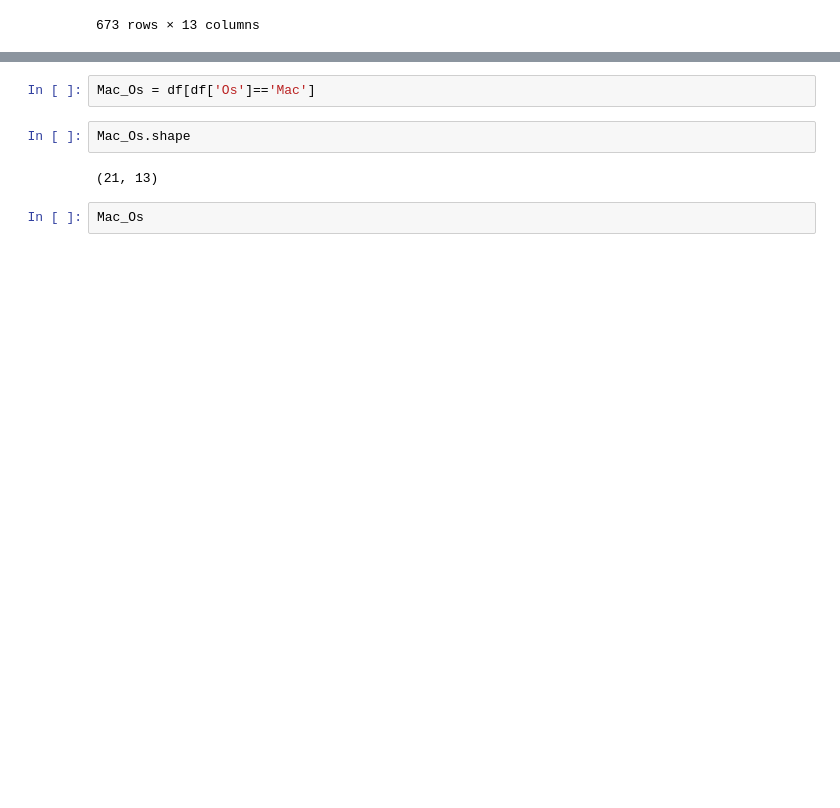
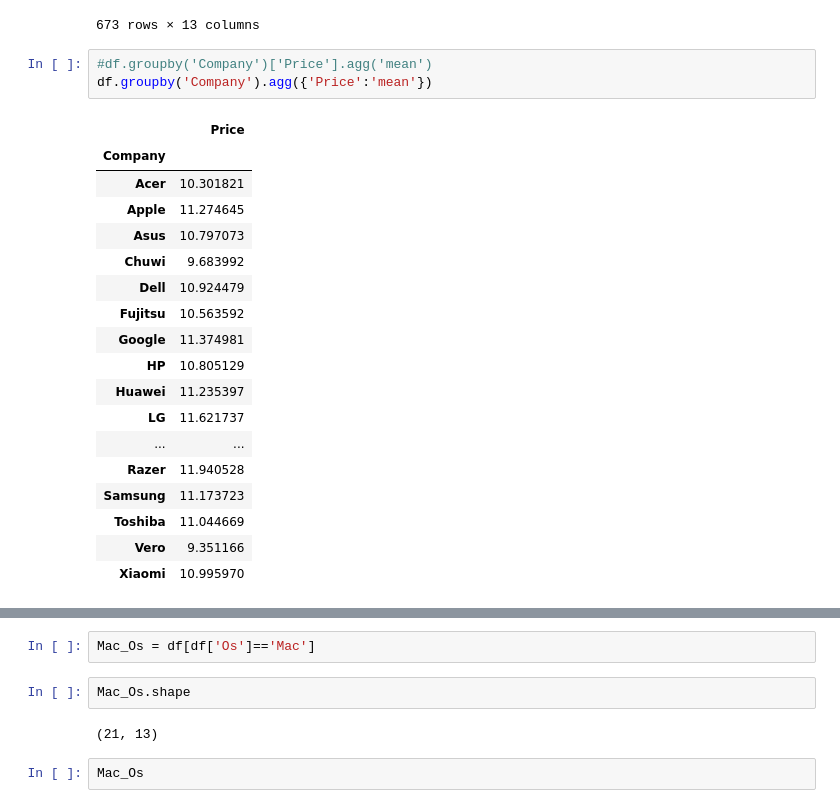
Before and after one commit to sha2992/Laptop-Price-Data, a Jupyter notebook: laptop-price-data-analysis-prediction.ipynb, the cells around one changed output, grey strips where cells are left out. Cells and saved outputs as stored; diff of their text form; blank space fills up the shorter version.

```diff
--- a/laptop-price-data-analysis-prediction.ipynb
+++ b/laptop-price-data-analysis-prediction.ipynb
@@ -315,3 +315,25 @@ df[df['Price']>df['Price'].aggregate('mean')]
 | 1258 | MSI | Gaming | 8 | 2.40 | 11.089517 | 0 | 0 | 141.211998 | Intel Core i7 | 1000 | ... |
 | 1270 | Lenovo | 2 in 1 Convertible | 16 | 1.30 | 11.288115 | 1 | 1 | 276.053530 | Intel Core i7 | 0 | ... |
 673 rows × 13 columns
+# %%
+#df.groupby('Company')['Price'].agg('mean')
+df.groupby('Company').agg({'Price':'mean'})
+# %% [output]
+|  | Price |
+| Company |  |
+| Acer | 10.301821 |
+| Apple | 11.274645 |
+| Asus | 10.797073 |
+| Chuwi | 9.683992 |
+| Dell | 10.924479 |
+| Fujitsu | 10.563592 |
+| Google | 11.374981 |
+| HP | 10.805129 |
+| Huawei | 11.235397 |
+| LG | 11.621737 |
+| ... | ... |
+| Razer | 11.940528 |
+| Samsung | 11.173723 |
+| Toshiba | 11.044669 |
+| Vero | 9.351166 |
+| Xiaomi | 10.995970 |
```
Also changed, not shown: parts of 1 cell of this notebook.
